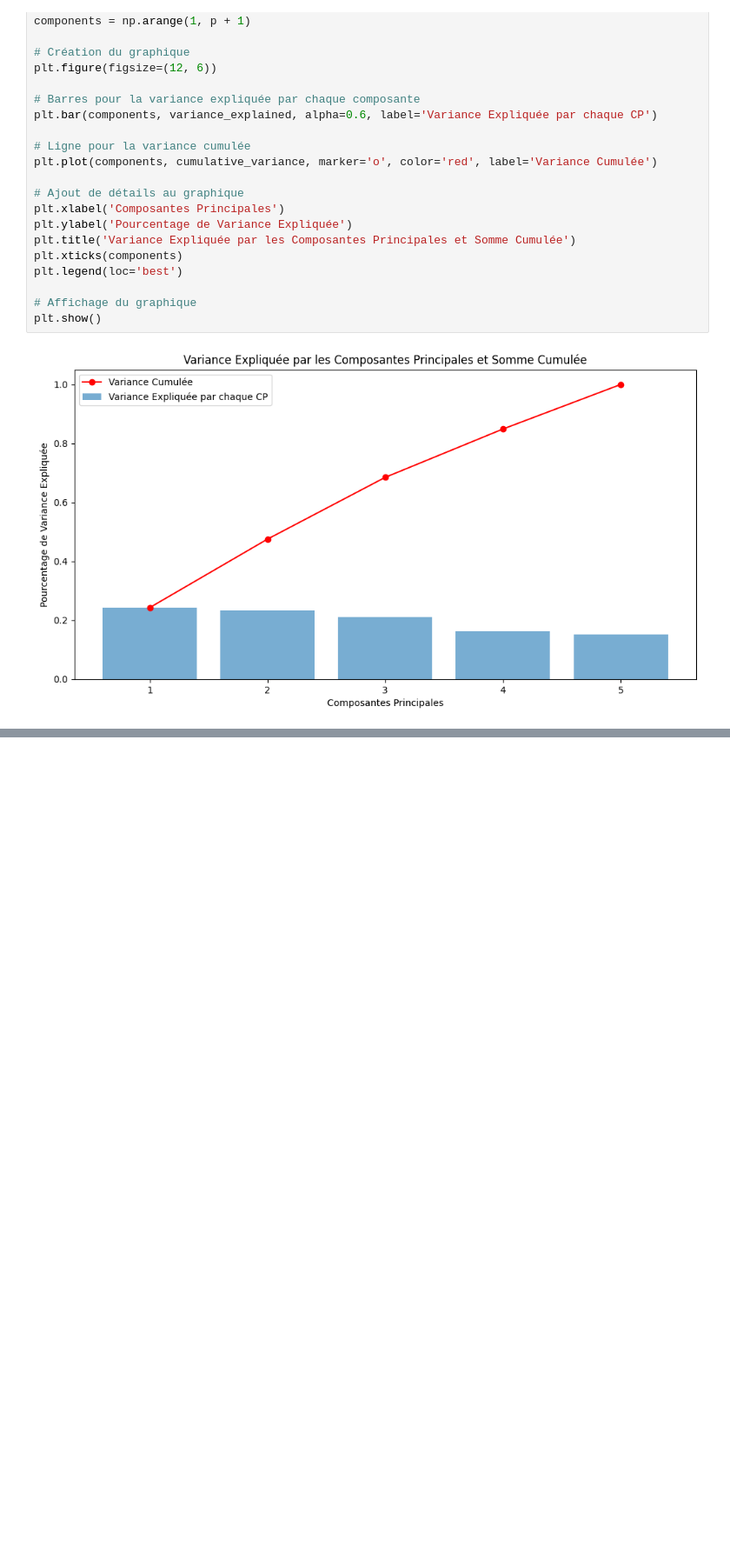
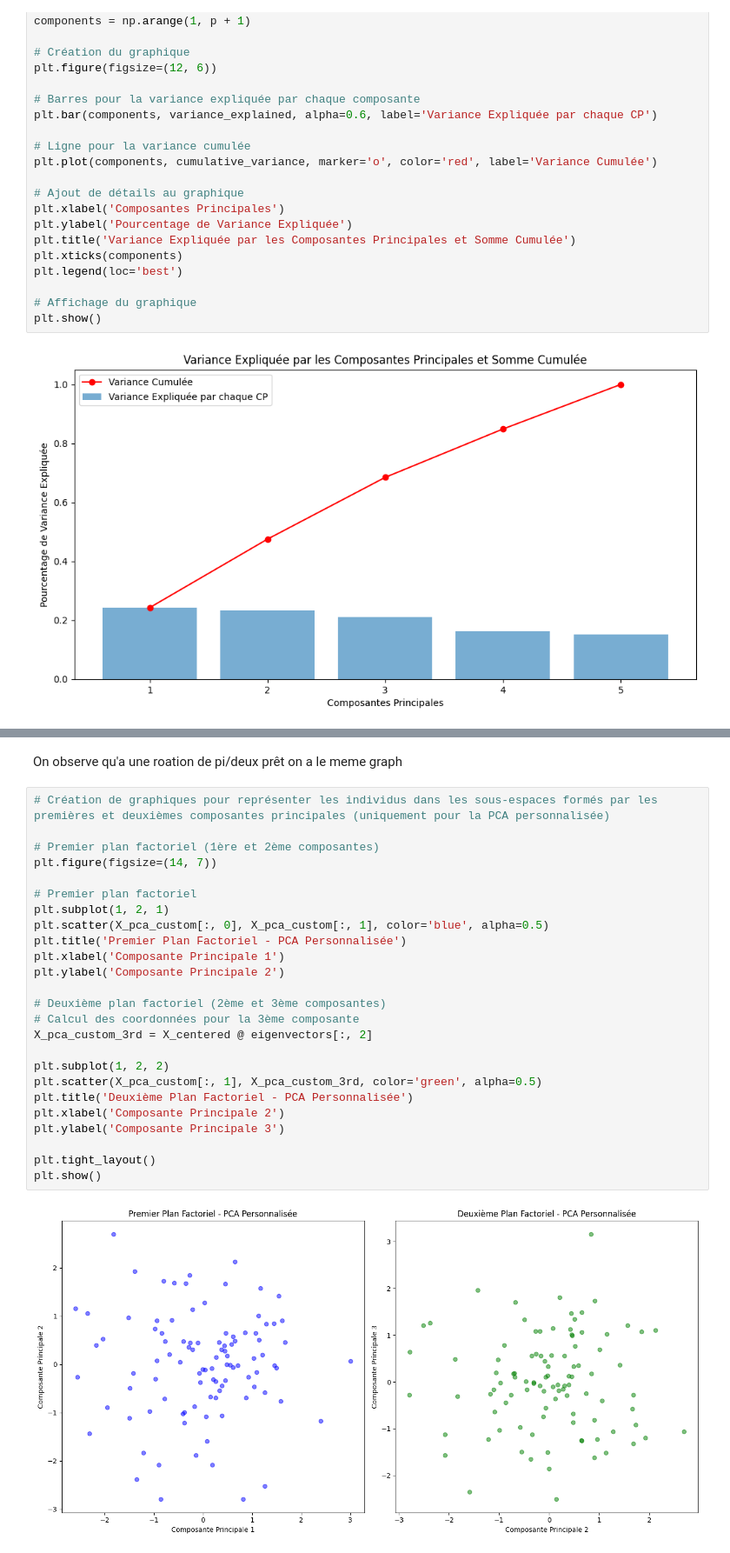
Before and after one commit to malayaan/donnees_environnementales, a Jupyter notebook: td1.2.ipynb, the cells around one changed output, grey strips where cells are left out. Shown at 87% size. Cells and saved outputs as stored; diff of their text form; blank space fills up the shorter version.

```diff
--- a/td1.2.ipynb
+++ b/td1.2.ipynb
@@ -155,0 +254,29 @@ Analyse Parallèle : Comparaison avec les valeurs propres de données aléatoire
+# %% [markdown]
+On observe qu'a une roation de pi/deux prêt on a le meme graph
+# %%
+# Création de graphiques pour représenter les individus dans les sous-espaces formés par les premières et deuxièmes composantes principales (uniquement pour la PCA personnalisée)
+
+# Premier plan factoriel (1ère et 2ème composantes)
+plt.figure(figsize=(14, 7))
+
+# Premier plan factoriel
+plt.subplot(1, 2, 1)
+plt.scatter(X_pca_custom[:, 0], X_pca_custom[:, 1], color='blue', alpha=0.5)
+plt.title('Premier Plan Factoriel - PCA Personnalisée')
+plt.xlabel('Composante Principale 1')
+plt.ylabel('Composante Principale 2')
+
+# Deuxième plan factoriel (2ème et 3ème composantes)
+# Calcul des coordonnées pour la 3ème composante
+X_pca_custom_3rd = X_centered @ eigenvectors[:, 2]
+
+plt.subplot(1, 2, 2)
+plt.scatter(X_pca_custom[:, 1], X_pca_custom_3rd, color='green', alpha=0.5)
+plt.title('Deuxième Plan Factoriel - PCA Personnalisée')
+plt.xlabel('Composante Principale 2')
+plt.ylabel('Composante Principale 3')
+
+plt.tight_layout()
+plt.show()
+# %% [output]
+[figure, added]
```
Also changed, not shown: parts of 8 cells of this notebook, 1 other file.
